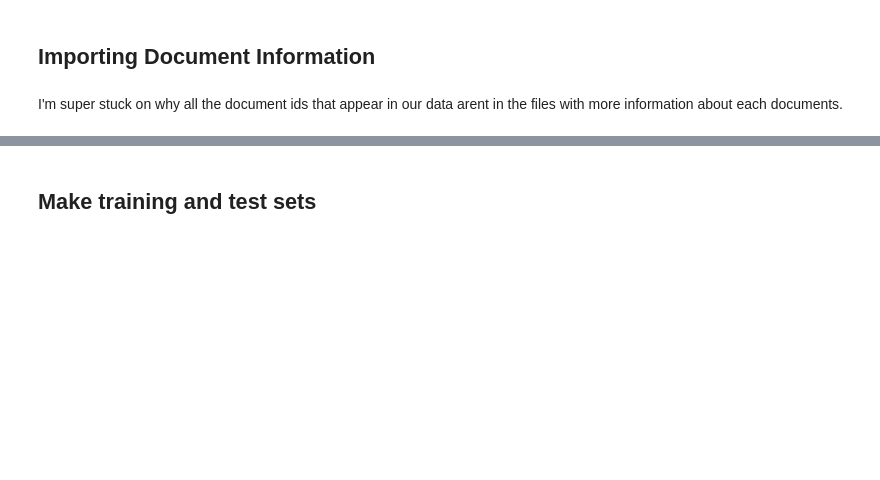
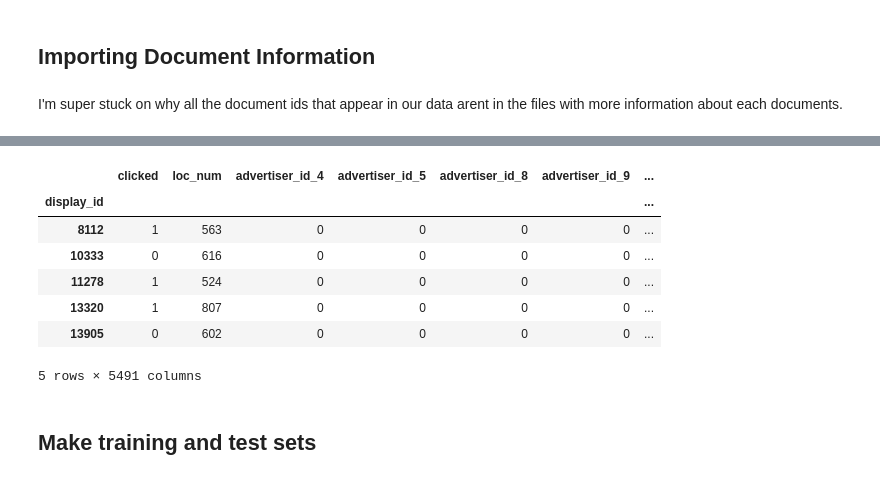
Before and after one commit to sarahkelley/w207_final_project_Cluster-F, a Jupyter notebook: Data wrangling.ipynb, the cells around one changed output, grey strips where cells are left out. Cells and saved outputs as stored; diff of their text form; code cells hidden in the pictures; blank space fills up the shorter version.

```diff
--- a/Data wrangling.ipynb
+++ b/Data wrangling.ipynb
@@ -212,6 +256,16 @@ len(clean['document_id'].unique())
 del clean['country'], clean['state'], clean["ad_id"], clean["uuid"], clean["document_id"],clean["timestamp"], clean["platform"], clean["geo_location"], clean['campaign_id'], clean["advertiser_id"]
 # %%
 len(clean.columns)
+clean.head()
+# %% [output]
+|  | clicked | loc_num | advertiser_id_4 | advertiser_id_5 | advertiser_id_8 | advertiser_id_9 | ... |
+| display_id |  |  |  |  |  |  | ... |
+| 8112 | 1 | 563 | 0 | 0 | 0 | 0 | ... |
+| 10333 | 0 | 616 | 0 | 0 | 0 | 0 | ... |
+| 11278 | 1 | 524 | 0 | 0 | 0 | 0 | ... |
+| 13320 | 1 | 807 | 0 | 0 | 0 | 0 | ... |
+| 13905 | 0 | 602 | 0 | 0 | 0 | 0 | ... |
+5 rows × 5491 columns
 # %% [markdown]
 ## Make training and test sets
 # %%
```
Also changed, not shown: parts of 29 cells of this notebook, 1 other file.
